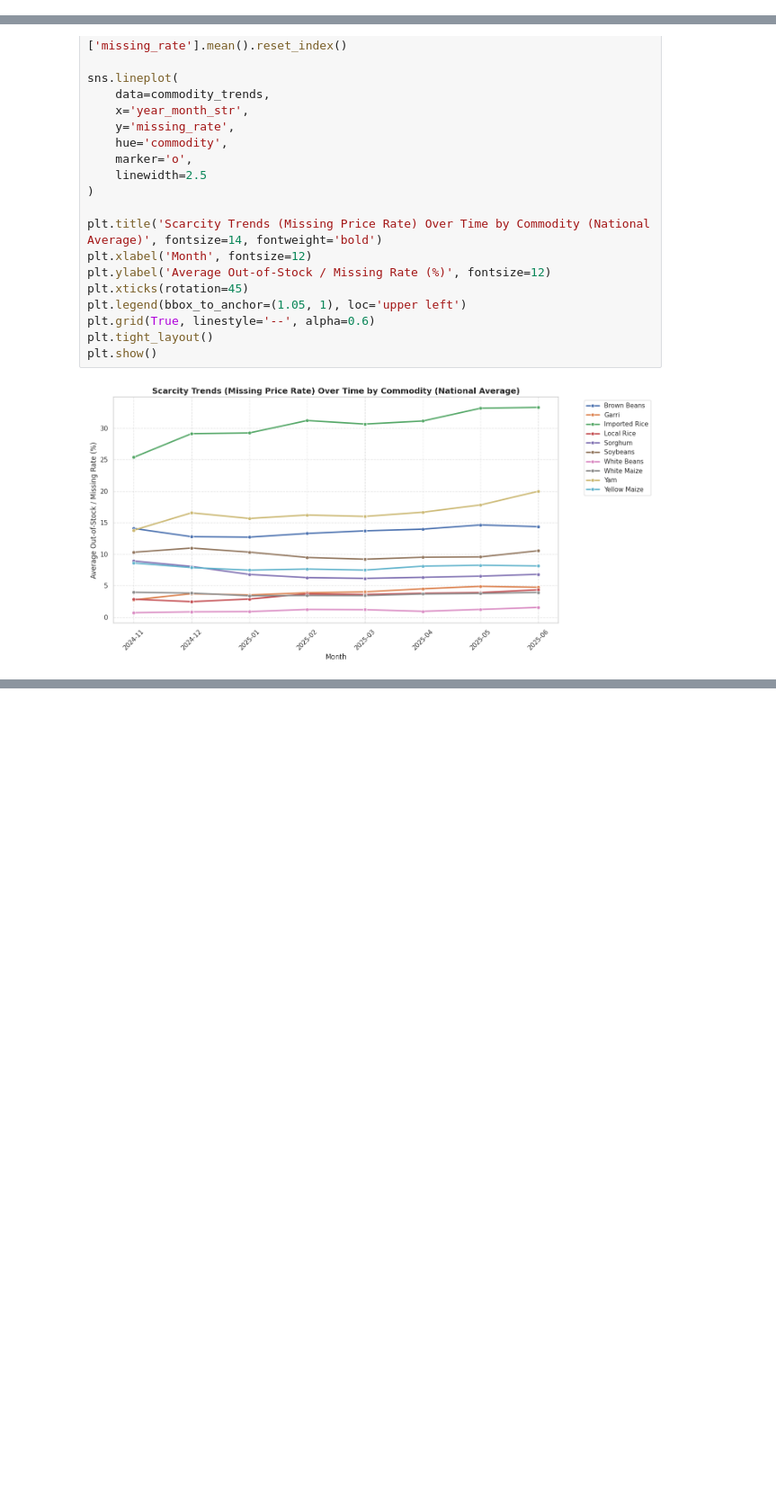
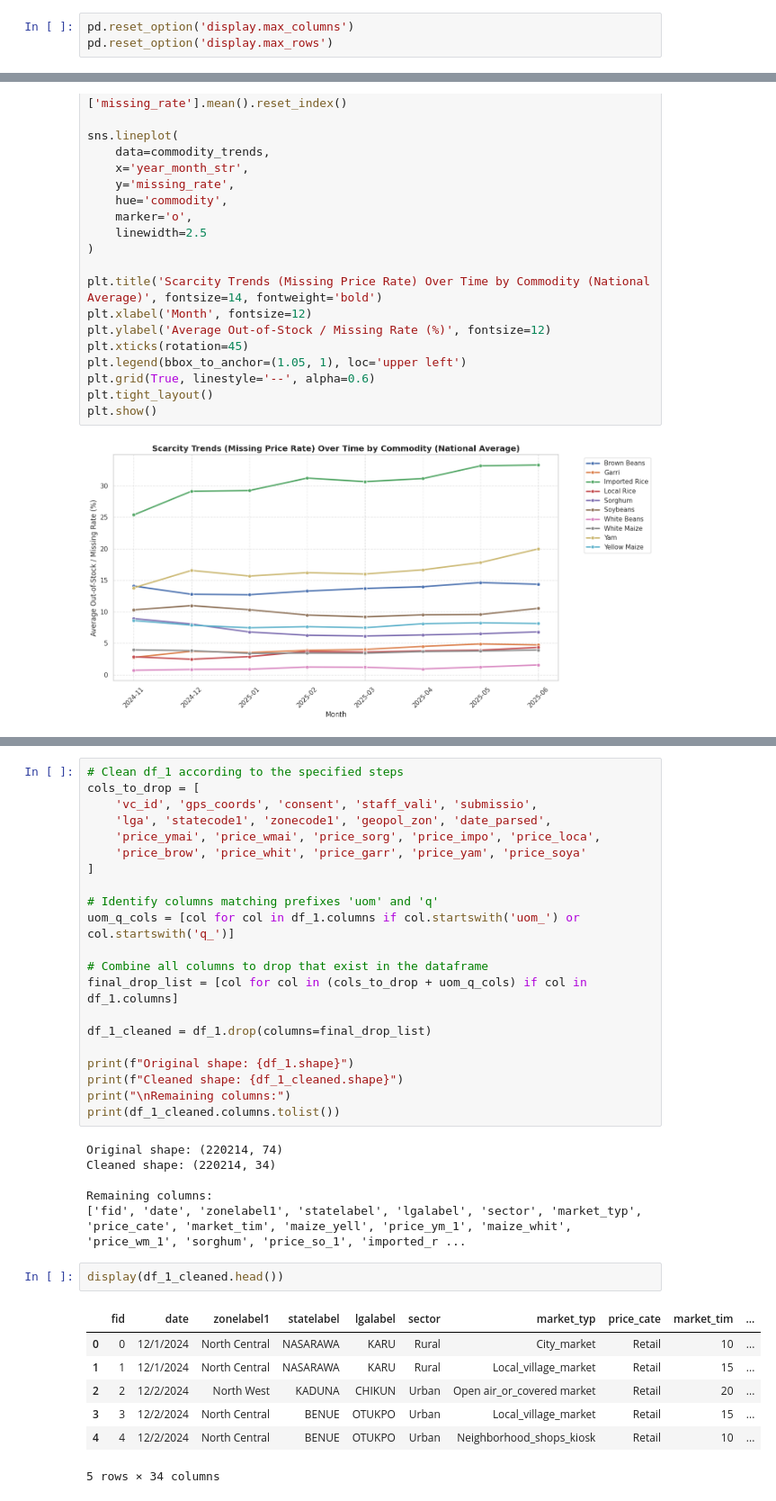
Before and after one commit to starsyntaxx/MarketIQ, a Jupyter notebook: notebooks/02_exploratory_analysis.ipynb, the cells around one changed output, grey strips where cells are left out. Shown at 90% size. Saved outputs shown, nothing was run; the diff lists cells and outputs as text; blank space fills up the shorter version.

```diff
--- a/notebooks/02_exploratory_analysis.ipynb
+++ b/notebooks/02_exploratory_analysis.ipynb
@@ -33,6 +33,9 @@ def extract_file_from_drive(zip_path, file_name, extract_to='/content/extracted'
     extracted_path = os.path.join(extract_to, file_name)
 
     return extracted_path
+# %%
+pd.reset_option('display.max_columns')
+pd.reset_option('display.max_rows')
 # %%
 zip_path = "/content/drive/MyDrive/ML PROJECTS/MarketIQ/data/raw/NGA_2025_HFCP_v01_M_CSV.zip"
 
@@ -501,0 +407,37 @@ plt.show()
+# %%
+# Clean df_1 according to the specified steps
+cols_to_drop = [
+    'vc_id', 'gps_coords', 'consent', 'staff_vali', 'submissio',
+    'lga', 'statecode1', 'zonecode1', 'geopol_zon', 'date_parsed',
+    'price_ymai', 'price_wmai', 'price_sorg', 'price_impo', 'price_loca',
+    'price_brow', 'price_whit', 'price_garr', 'price_yam', 'price_soya'
+]
+
+# Identify columns matching prefixes 'uom' and 'q'
+uom_q_cols = [col for col in df_1.columns if col.startswith('uom_') or col.startswith('q_')]
+
+# Combine all columns to drop that exist in the dataframe
+final_drop_list = [col for col in (cols_to_drop + uom_q_cols) if col in df_1.columns]
+
+df_1_cleaned = df_1.drop(columns=final_drop_list)
+
+print(f"Original shape: {df_1.shape}")
+print(f"Cleaned shape: {df_1_cleaned.shape}")
+print("\nRemaining columns:")
+print(df_1_cleaned.columns.tolist())
+# %% [output]
+Original shape: (220214, 74)
+Cleaned shape: (220214, 34)
+
+Remaining columns:
+['fid', 'date', 'zonelabel1', 'statelabel', 'lgalabel', 'sector', 'market_typ', 'price_cate', 'market_tim', 'maize_yell', 'price_ym_1', 'maize_whit', 'price_wm_1', 'sorghum', 'price_so_1', 'imported_r ...
+# %%
+display(df_1_cleaned.head())
+# %% [output]
+|  | fid | date | zonelabel1 | statelabel | lgalabel | sector | market_typ | price_cate | market_tim | ... |
+| 0 | 0 | 12/1/2024 | North Central | NASARAWA | KARU | Rural | City_market | Retail | 10 | ... |
+| 1 | 1 | 12/1/2024 | North Central | NASARAWA | KARU | Rural | Local_village_market | Retail | 15 | ... |
+| 2 | 2 | 12/2/2024 | North West | KADUNA | CHIKUN | Urban | Open air_or_covered market | Retail | 20 | ... |
+| 3 | 3 | 12/2/2024 | North Central | BENUE | OTUKPO | Urban | Local_village_market | Retail | 15 | ... |
+| 4 | 4 | 12/2/2024 | North Central | BENUE | OTUKPO | Urban | Neighborhood_shops_kiosk | Retail | 10 | ... |
+5 rows × 34 columns
```
Also changed, not shown: parts of 6 cells of this notebook.
